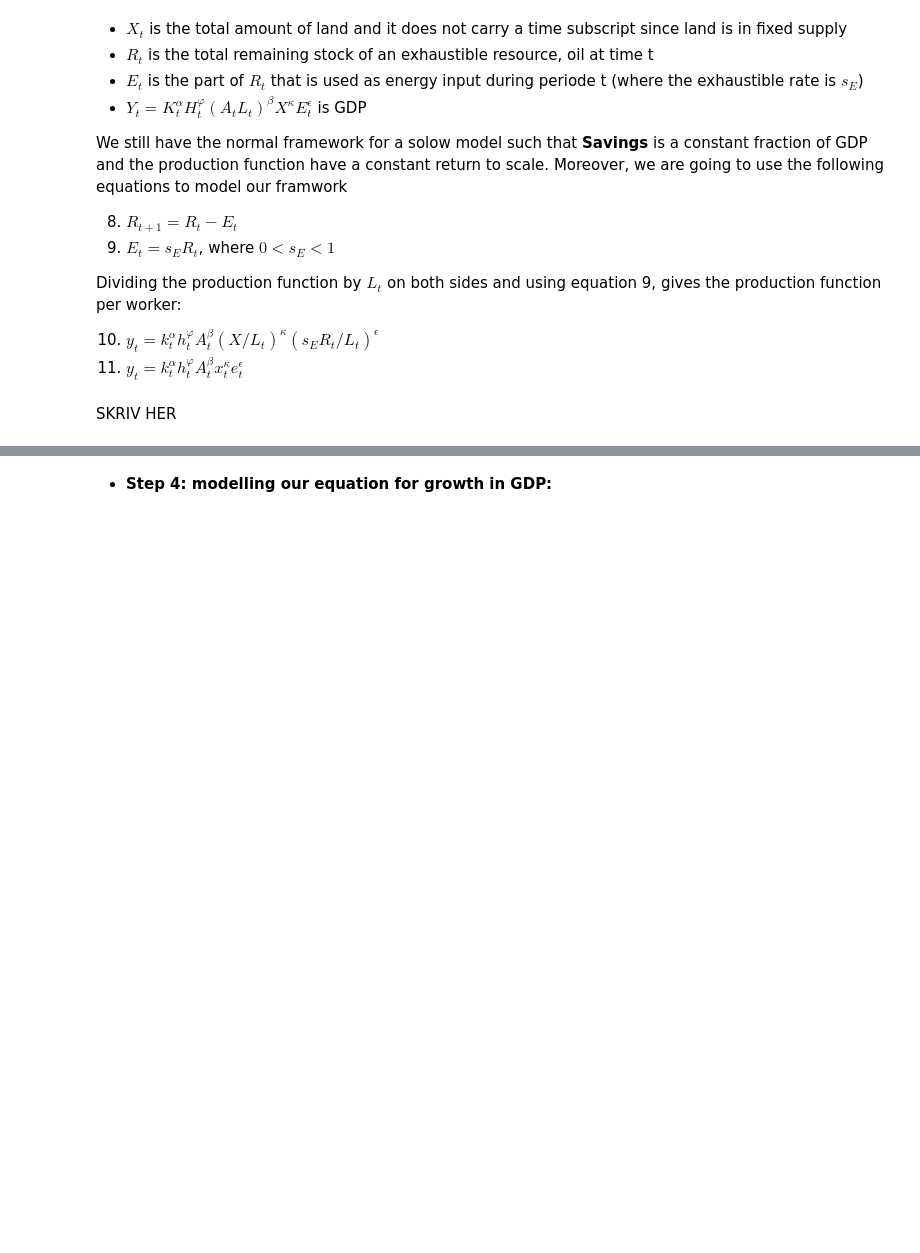
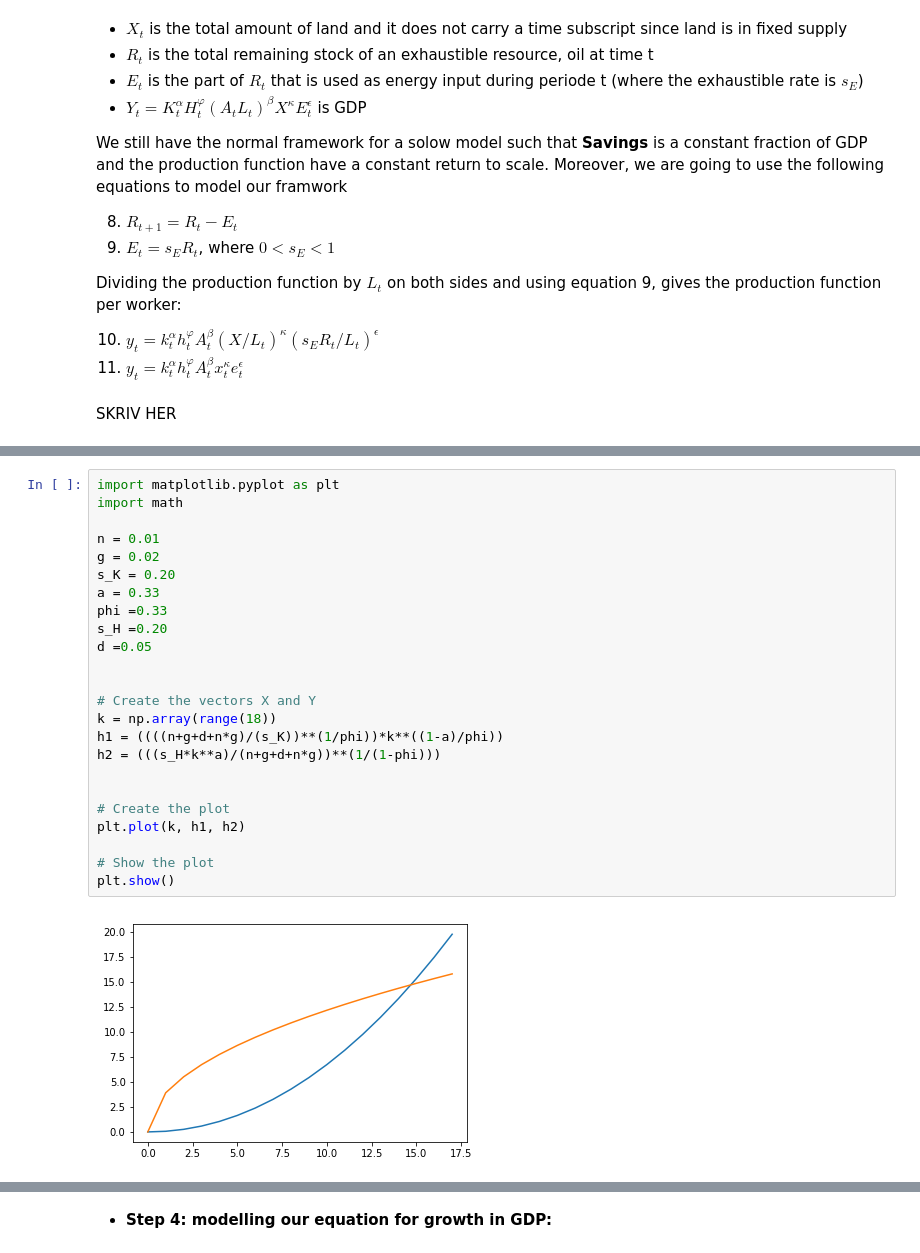
Before and after one commit to NumEconCopenhagen/projects-2019-ccl, a Jupyter notebook: modelproject/modelproject.ipynb, the cells around one changed output, grey strips where cells are left out. Cells and saved outputs as stored; diff of their text form; blank space fills up the shorter version.

```diff
--- a/modelproject/modelproject.ipynb
+++ b/modelproject/modelproject.ipynb
@@ -225,0 +250,26 @@ skriv SS ind her
+# %%
+import matplotlib.pyplot as plt
+import math
+
+n = 0.01
+g = 0.02
+s_K = 0.20
+a = 0.33
+phi =0.33
+s_H =0.20
+d =0.05
+
+
+# Create the vectors X and Y
+k = np.array(range(18))
+h1 = ((((n+g+d+n*g)/(s_K))**(1/phi))*k**((1-a)/phi))
+h2 = (((s_H*k**a)/(n+g+d+n*g))**(1/(1-phi)))
+
+
+# Create the plot
+plt.plot(k, h1, h2)
+
+# Show the plot
+plt.show()
+# %% [output]
+[figure, added]
```
Also changed, not shown: parts of 13 cells of this notebook.
